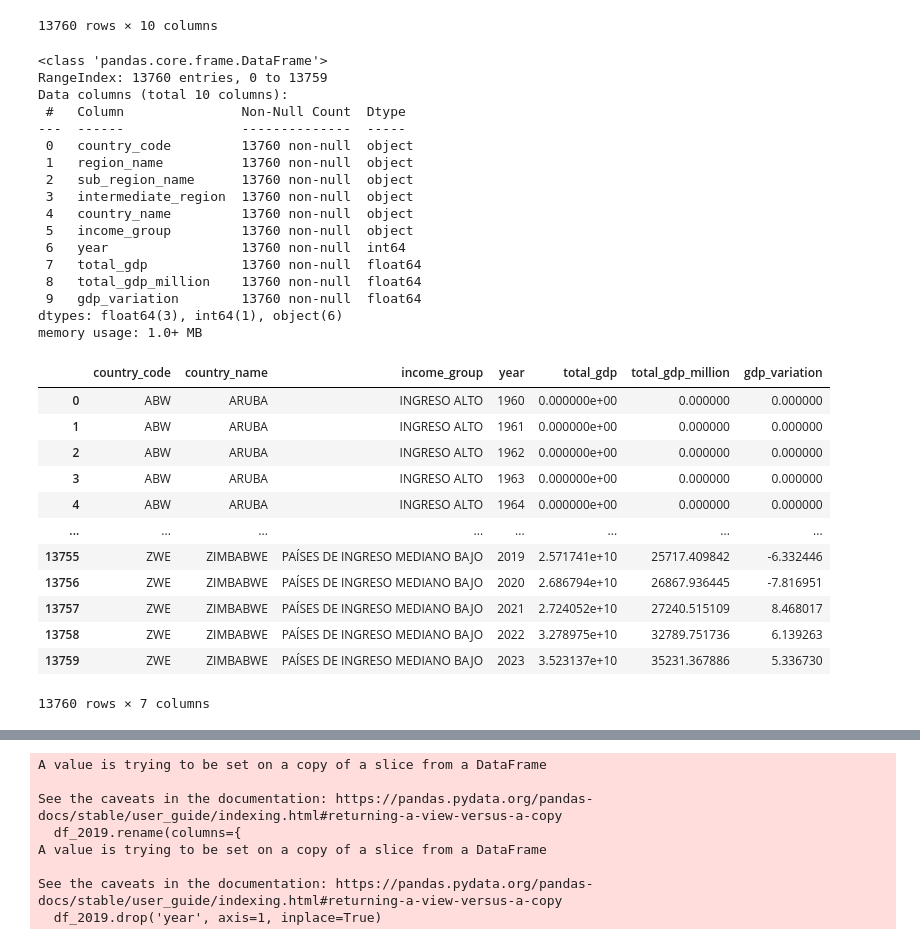
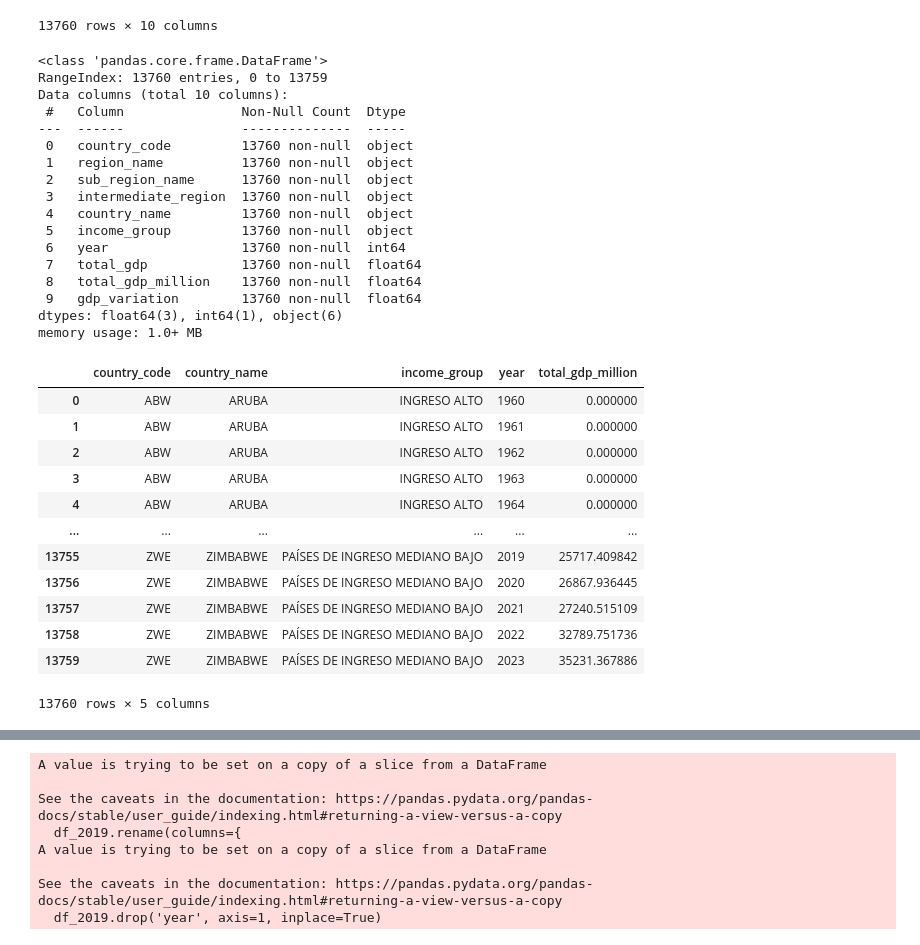
Before and after one commit to Kilpura/ProyectoInfoVis, a Jupyter notebook: limpieza.ipynb, the cells around one changed output, grey strips where cells are left out. Drawn from its saved outputs; the diff is of its cells as text; code cells hidden in the pictures.

```diff
--- a/limpieza.ipynb
+++ b/limpieza.ipynb
@@ -94,40 +94,42 @@ df1
 # %%
 df1.info()
 df1 = df1.drop('region_name', axis=1)
 df1 = df1.drop('sub_region_name', axis=1)
 df1 = df1.drop('intermediate_region', axis=1)
+df1 = df1.drop('total_gdp', axis=1)
+df1 = df1.drop('gdp_variation', axis=1)
 df1
 # %% [output]
 <class 'pandas.core.frame.DataFrame'>
 RangeIndex: 13760 entries, 0 to 13759
 Data columns (total 10 columns):
  #   Column               Non-Null Count  Dtype
 ---  ------               --------------  -----
  0   country_code         13760 non-null  object
  1   region_name          13760 non-null  object
  2   sub_region_name      13760 non-null  object
  3   intermediate_region  13760 non-null  object
  4   country_name         13760 non-null  object
  5   income_group         13760 non-null  object
  6   year                 13760 non-null  int64
  7   total_gdp            13760 non-null  float64
  8   total_gdp_million    13760 non-null  float64
  9   gdp_variation        13760 non-null  float64
 dtypes: float64(3), int64(1), object(6)
 memory usage: 1.0+ MB
-|  | country_code | country_name | income_group | year | total_gdp | total_gdp_million | gdp_variation |
-| 0 | ABW | ARUBA | INGRESO ALTO | 1960 | 0.000000e+00 | 0.000000 | 0.000000 |
-| 1 | ABW | ARUBA | INGRESO ALTO | 1961 | 0.000000e+00 | 0.000000 | 0.000000 |
-| 2 | ABW | ARUBA | INGRESO ALTO | 1962 | 0.000000e+00 | 0.000000 | 0.000000 |
-| 3 | ABW | ARUBA | INGRESO ALTO | 1963 | 0.000000e+00 | 0.000000 | 0.000000 |
-| 4 | ABW | ARUBA | INGRESO ALTO | 1964 | 0.000000e+00 | 0.000000 | 0.000000 |
-| ... | ... | ... | ... | ... | ... | ... | ... |
-| 13755 | ZWE | ZIMBABWE | PAÍSES DE INGRESO MEDIANO BAJO | 2019 | 2.571741e+10 | 25717.409842 | -6.332446 |
-| 13756 | ZWE | ZIMBABWE | PAÍSES DE INGRESO MEDIANO BAJO | 2020 | 2.686794e+10 | 26867.936445 | -7.816951 |
-| 13757 | ZWE | ZIMBABWE | PAÍSES DE INGRESO MEDIANO BAJO | 2021 | 2.724052e+10 | 27240.515109 | 8.468017 |
-| 13758 | ZWE | ZIMBABWE | PAÍSES DE INGRESO MEDIANO BAJO | 2022 | 3.278975e+10 | 32789.751736 | 6.139263 |
-| 13759 | ZWE | ZIMBABWE | PAÍSES DE INGRESO MEDIANO BAJO | 2023 | 3.523137e+10 | 35231.367886 | 5.336730 |
+|  | country_code | country_name | income_group | year | total_gdp_million |
+| 0 | ABW | ARUBA | INGRESO ALTO | 1960 | 0.000000 |
+| 1 | ABW | ARUBA | INGRESO ALTO | 1961 | 0.000000 |
+| 2 | ABW | ARUBA | INGRESO ALTO | 1962 | 0.000000 |
+| 3 | ABW | ARUBA | INGRESO ALTO | 1963 | 0.000000 |
+| 4 | ABW | ARUBA | INGRESO ALTO | 1964 | 0.000000 |
+| ... | ... | ... | ... | ... | ... |
+| 13755 | ZWE | ZIMBABWE | PAÍSES DE INGRESO MEDIANO BAJO | 2019 | 25717.409842 |
+| 13756 | ZWE | ZIMBABWE | PAÍSES DE INGRESO MEDIANO BAJO | 2020 | 26867.936445 |
+| 13757 | ZWE | ZIMBABWE | PAÍSES DE INGRESO MEDIANO BAJO | 2021 | 27240.515109 |
+| 13758 | ZWE | ZIMBABWE | PAÍSES DE INGRESO MEDIANO BAJO | 2022 | 32789.751736 |
+| 13759 | ZWE | ZIMBABWE | PAÍSES DE INGRESO MEDIANO BAJO | 2023 | 35231.367886 |
-13760 rows × 7 columns
+13760 rows × 5 columns
 # %%
 df1 = df1[df1['year'].isin([2019, 2020, 2021, 2022, 2023])]
 df1['country_name'] = df1['country_name'].str.title()
```
Also changed, not shown: parts of 25 cells of this notebook, 13 other files.
